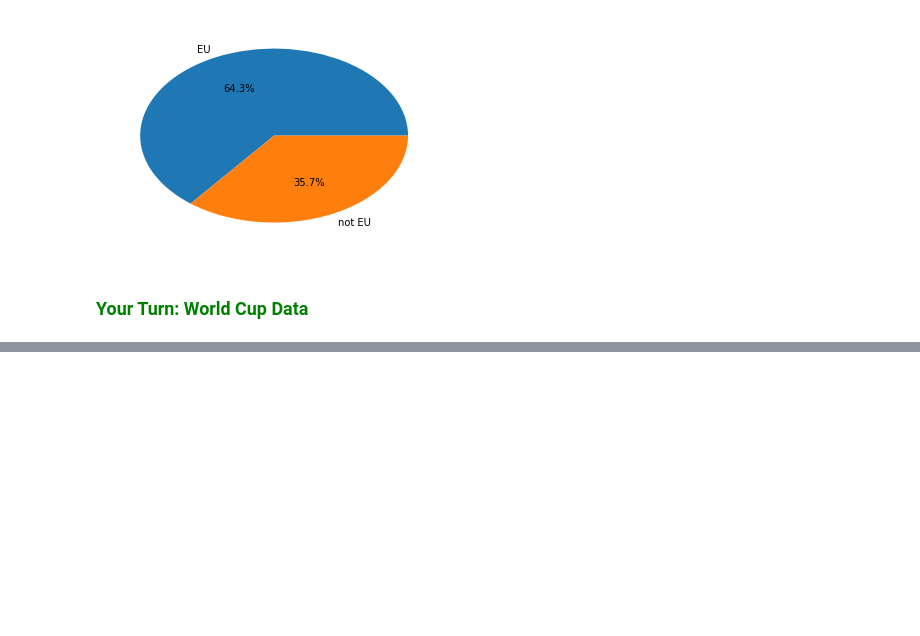
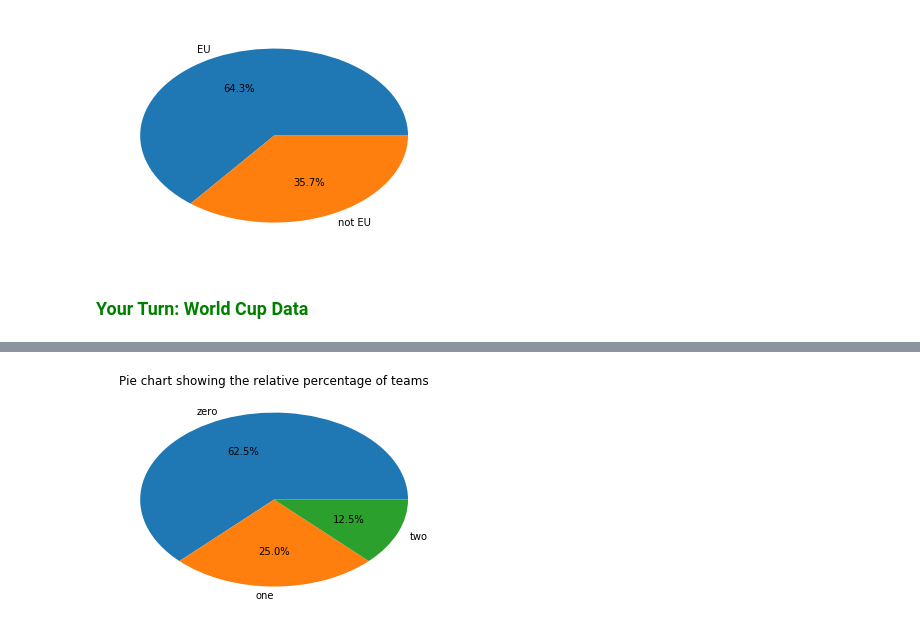
Before and after one commit to eloyekunle/widomPython, a Jupyter notebook: PythonPlotting.ipynb, the cells around one changed output, grey strips where cells are left out. Saved outputs shown, nothing was run; the diff lists cells and outputs as text; code cells hidden in the pictures; blank space fills up the shorter version.

```diff
--- a/PythonPlotting.ipynb
+++ b/PythonPlotting.ipynb
@@ -139,7 +175,12 @@ heights = [0, 0, 0] # number of teams with zero/one/two red cards
 # %%
 # Create a pie chart showing the relative percentage of teams
 # with 0, 1, and 2 red cards.
 # Reminder: redCards is a string, so convert or compare accordingly
+plt.pie(heights, labels=bars, autopct='%1.1f%%')
+plt.title("Pie chart showing the relative percentage of teams")
+plt.show()
+# %% [output]
+[figure, added]
 # %%
 # BONUS!
 # Write a loop that interactively asks the user to enter a team name.
```
Also changed, not shown: parts of 3 cells of this notebook.
